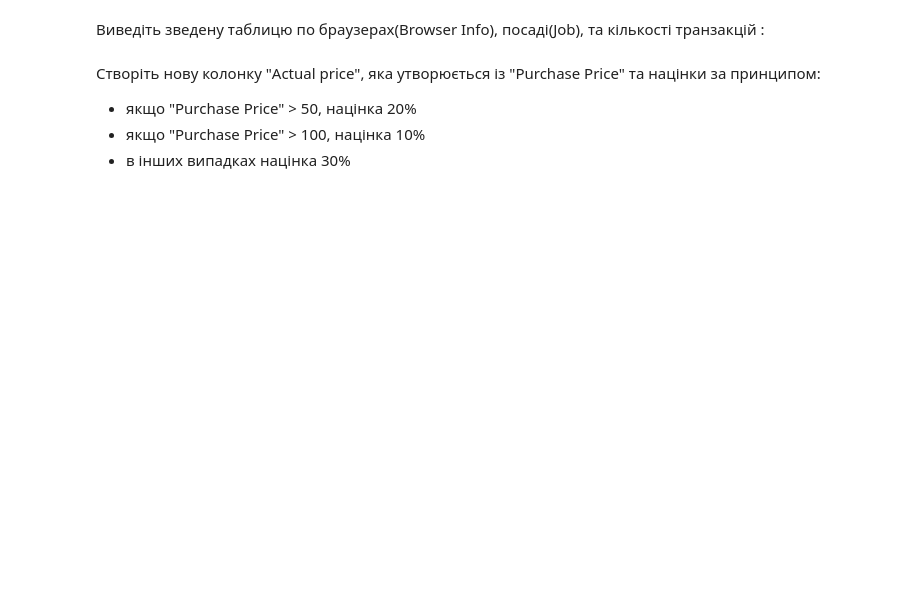
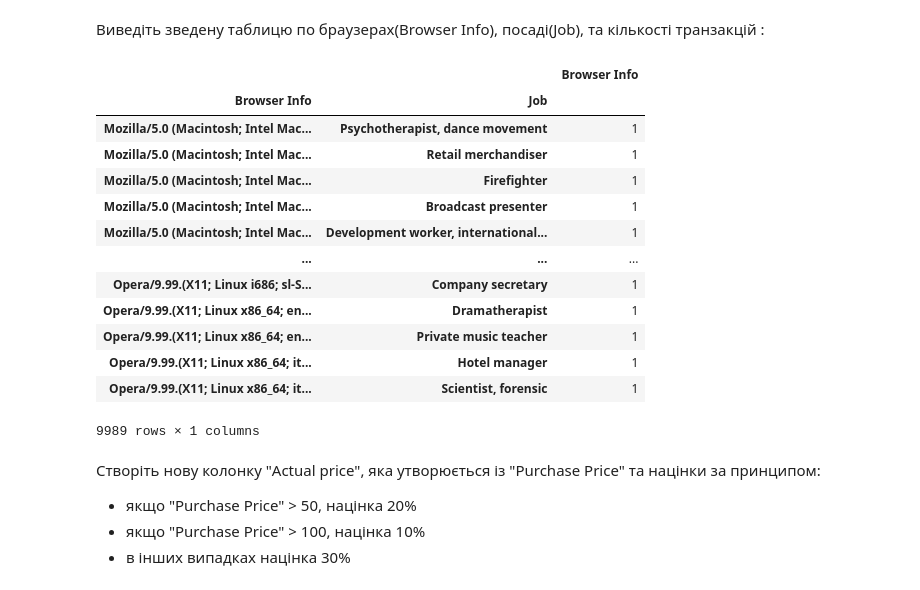
Before and after one commit to kmnsky/DS_Homework, a Jupyter notebook: Lab work 5.2.ipynb, the cells around one changed output. Cells and saved outputs as stored; diff of their text form; code cells hidden in the pictures; blank space fills up the shorter version.

```diff
--- a/Lab work 5.2.ipynb
+++ b/Lab work 5.2.ipynb
@@ -124,5 +158,22 @@ SyntaxError: invalid syntax (<ipython-input-24-decd0795126e>, line 1)
 # %% [markdown]
 Виведіть зведену таблицю по браузерах(Browser Info), посаді(Job), та кількості транзакцій :
+# %%
+df.groupby(['Browser Info', 'Job'])[['Browser Info']].count()
+# %% [output]
+|  |  | Browser Info |
+| Browser Info | Job |  |
+| Mozilla/5.0 (Macintosh; Intel Mac... | Psychotherapist, dance movement | 1 |
+| Mozilla/5.0 (Macintosh; Intel Mac... | Retail merchandiser | 1 |
+| Mozilla/5.0 (Macintosh; Intel Mac... | Firefighter | 1 |
+| Mozilla/5.0 (Macintosh; Intel Mac... | Broadcast presenter | 1 |
+| Mozilla/5.0 (Macintosh; Intel Mac... | Development worker, international... | 1 |
+| ... | ... | ... |
+| Opera/9.99.(X11; Linux i686; sl-S... | Company secretary | 1 |
+| Opera/9.99.(X11; Linux x86_64; en... | Dramatherapist | 1 |
+| Opera/9.99.(X11; Linux x86_64; en... | Private music teacher | 1 |
+| Opera/9.99.(X11; Linux x86_64; it... | Hotel manager | 1 |
+| Opera/9.99.(X11; Linux x86_64; it... | Scientist, forensic | 1 |
+9989 rows × 1 columns
 # %% [markdown]
 Створіть нову колонку "Actual price", яка утворюється із "Purchase Price" та націнки за принципом:
 - якщо "Purchase Price" > 50, націнка 20%
```
Also changed, not shown: parts of 15 cells of this notebook, 1 other file.
